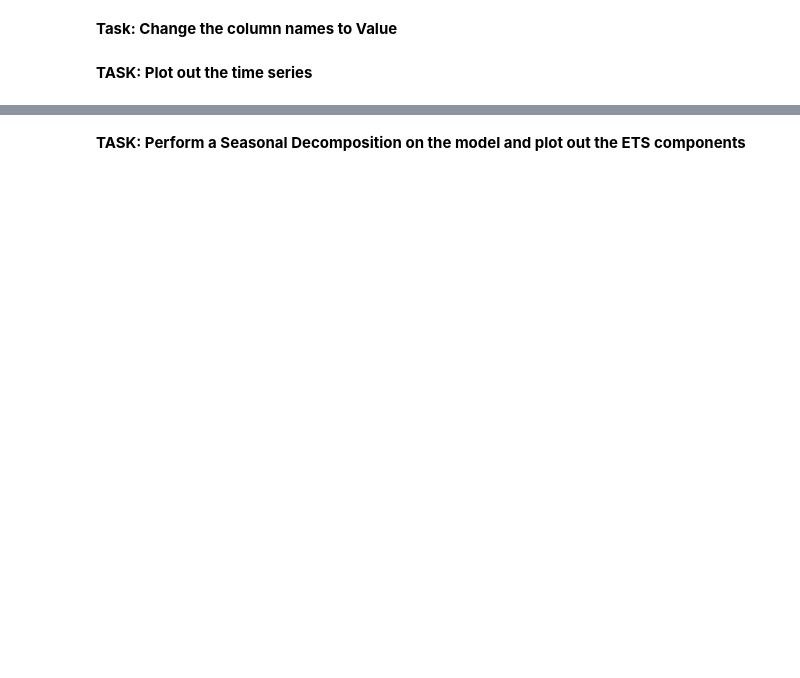
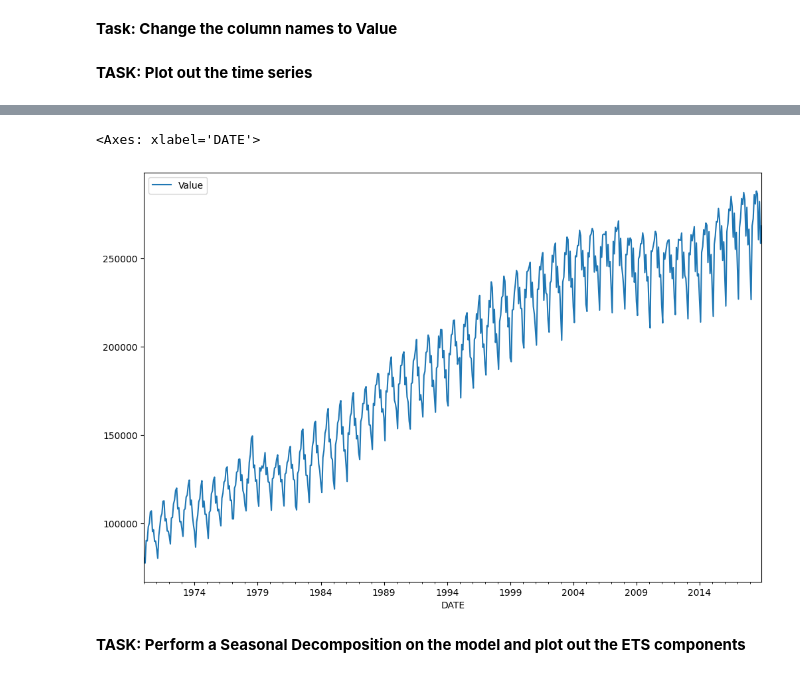
Before and after one commit to depa-tto/Time-Series-Forecasting-and-Analysis-course, a Jupyter notebook: practice/practice_05.ipynb, the cells around one changed output, grey strips where cells are left out. Cells and saved outputs as stored; diff of their text form; code cells hidden in the pictures; blank space fills up the shorter version.

```diff
--- a/practice/practice_05.ipynb
+++ b/practice/practice_05.ipynb
@@ -23,0 +15,2 @@ df = pd.read_csv('../dataset/Miles_Traveled.csv',index_col='DATE',parse_dates=Tr
+# %%
+df.index.freq = 'MS'
@@ -28,2 +29,4 @@ df = pd.read_csv('../dataset/Miles_Traveled.csv',index_col='DATE',parse_dates=Tr
+# %%
+df.columns = ['Value']
 # %% [markdown]
 **TASK: Plot out the time series**
@@ -36,2 +33,7 @@ df = pd.read_csv('../dataset/Miles_Traveled.csv',index_col='DATE',parse_dates=Tr
+# %%
+df.plot(figsize=(12,8))
+# %% [output]
+<Axes: xlabel='DATE'>
+[figure, added]
 # %% [markdown]
 **TASK: Perform a Seasonal Decomposition on the model and plot out the ETS components**
```
Also changed, not shown: parts of 63 cells of this notebook.
